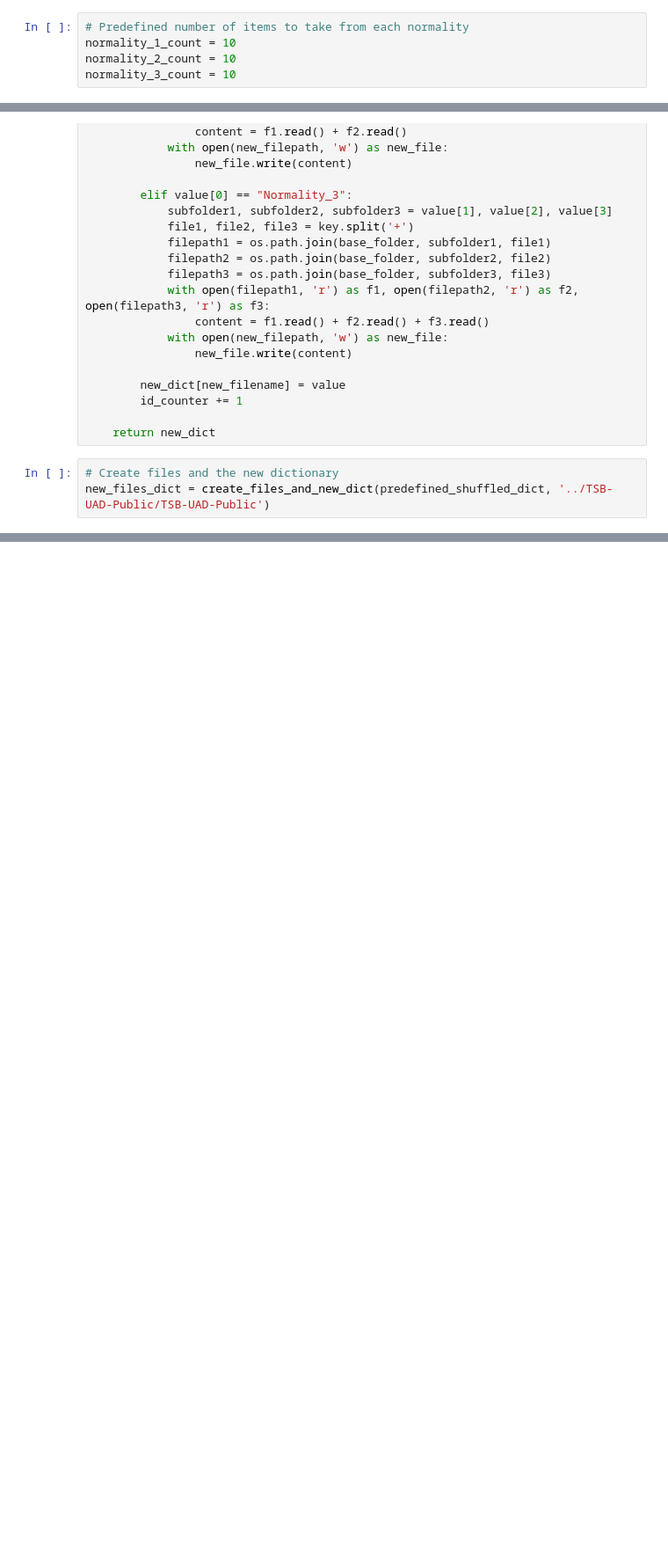
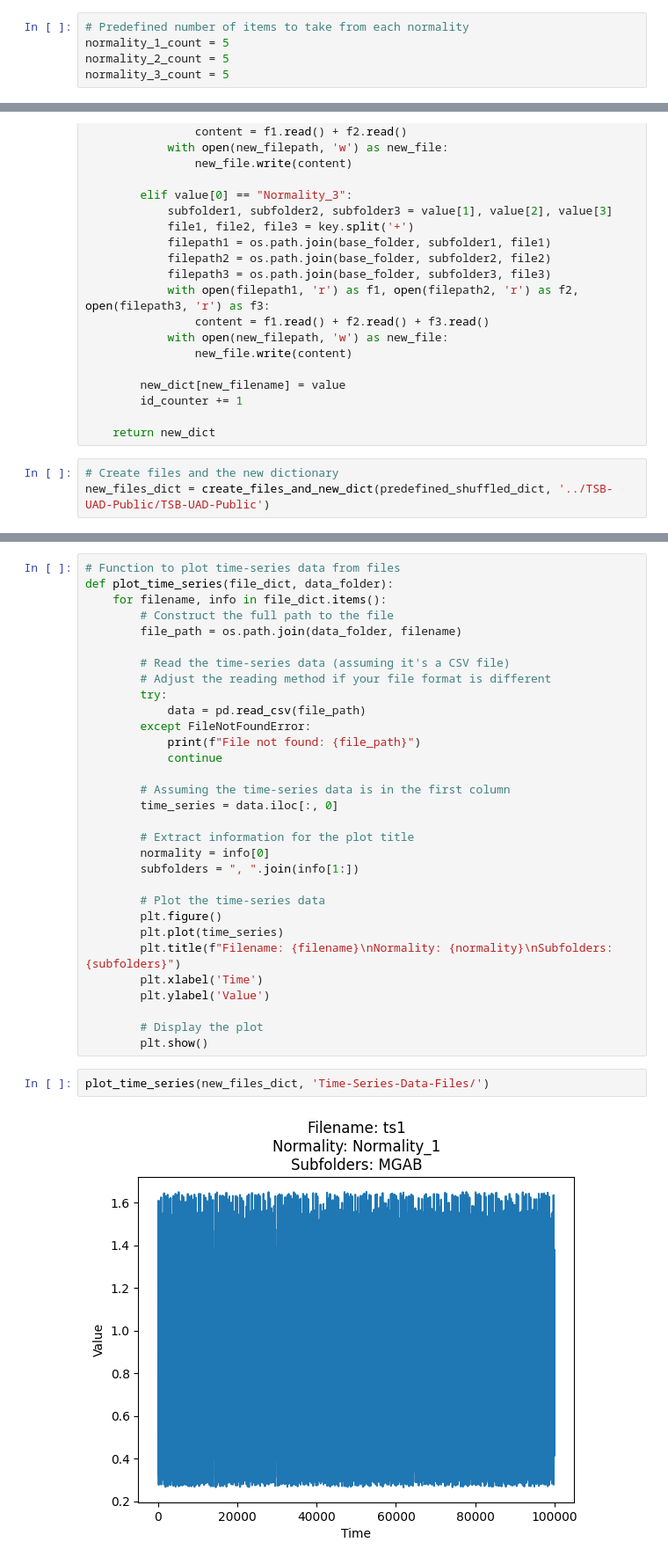
Before and after one commit to GeorgeM2000/Streamify-Time-Series-Anomaly-Detection-Methods, a Jupyter notebook: Time-Series-Data-Generation.ipynb, the cells around one changed output, grey strips where cells are left out. Shown at 88% size. Cells and saved outputs as stored; diff of their text form; blank space fills up the shorter version.

```diff
--- a/Time-Series-Data-Generation.ipynb
+++ b/Time-Series-Data-Generation.ipynb
@@ -164,9 +165,9 @@ Normality_2: 153
 Normality_3: 816
 # %%
 # Predefined number of items to take from each normality
-normality_1_count = 10
-normality_2_count = 10
-normality_3_count = 10
+normality_1_count = 5
+normality_2_count = 5
+normality_3_count = 5
 # %%
 def create_predefined_dict(combined_dict, normality_1_count, normality_2_count, normality_3_count):
     predefined_dict = {"Normality_1": {}, "Normality_2": {}, "Normality_3": {}}
@@ -291,0 +298,35 @@ ts30: ['Normality_3', 'GHL', 'SensorScope', 'SVDB']
+# %%
+# Function to plot time-series data from files
+def plot_time_series(file_dict, data_folder):
+    for filename, info in file_dict.items():
+        # Construct the full path to the file
+        file_path = os.path.join(data_folder, filename)
+
+        # Read the time-series data (assuming it's a CSV file)
+        # Adjust the reading method if your file format is different
+        try:
+            data = pd.read_csv(file_path)
+        except FileNotFoundError:
+            print(f"File not found: {file_path}")
+            continue
+
+        # Assuming the time-series data is in the first column
+        time_series = data.iloc[:, 0]
+
+        # Extract information for the plot title
+        normality = info[0]
+        subfolders = ", ".join(info[1:])
+
+        # Plot the time-series data
+        plt.figure()
+        plt.plot(time_series)
+        plt.title(f"Filename: {filename}\nNormality: {normality}\nSubfolders: {subfolders}")
+        plt.xlabel('Time')
+        plt.ylabel('Value')
+
+        # Display the plot
+        plt.show()
+# %%
+plot_time_series(new_files_dict, 'Time-Series-Data-Files/')
+# %% [output]
+[figure, added]
```
Also changed, not shown: parts of 10 cells of this notebook, 2 other files.
